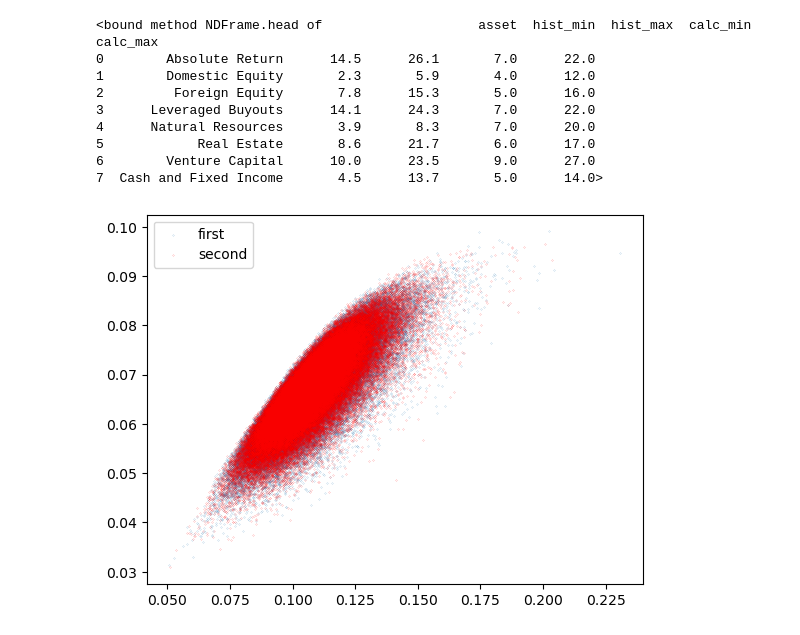
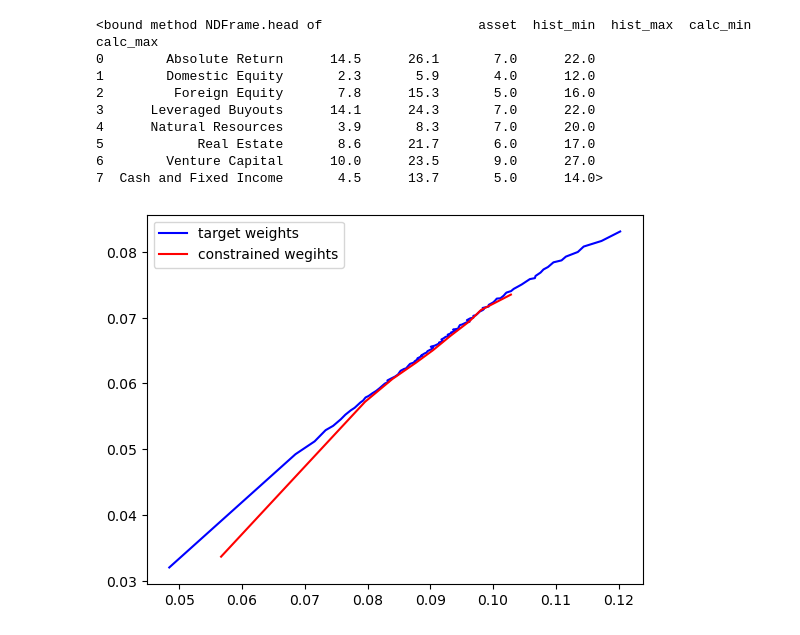
Before and after one commit to antonsharapov1/inv, a Jupyter notebook: Untitled-1.ipynb, the cells around one changed output. Cells and saved outputs as stored; diff of their text form; code cells hidden in the pictures.

```diff
--- a/Untitled-1.ipynb
+++ b/Untitled-1.ipynb
@@ -107,14 +107,17 @@ df3 = pd.DataFrame(
     {'return': return_row,
      'variance': variance_row
     })
-df3 = df3.sort_values('return')
-efficient_frontier = pd.DataFrame(columns = ['return', 'variance'])
-delta = 10000
-for i in range(1, len(df3) - delta, delta):
-    sub_df = df3[i:i + delta]
-    data = sub_df[sub_df['variance'] == sub_df['variance'].min()]
-    efficient_frontier = pd.concat([efficient_frontier, data], axis=0)
 
+def getEfficientFrontier(df, delta):
+    df = df.sort_values('return')
+    efficient_frontier = pd.DataFrame(columns = ['return', 'variance'])
+    for i in range(1, len(df) - delta, delta):
+        sub_df = df[i:i + delta]
+        data = sub_df[sub_df['variance'] == sub_df['variance'].min()]
+        efficient_frontier = pd.concat([efficient_frontier, data], axis=0)
+    return efficient_frontier
+
+efficient_frontier = getEfficientFrontier(df3, 10000)
 efficient_frontier.plot(x = "variance", y = "return", linewidth=2.0, color = ['red'], legend = 'efficient frontier')
 plt.scatter(variance_row, return_row, s = 0.01)
 plt.show()
@@ -325,40 +328,74 @@ df_calc_and_hist.head
 # %%
 # Question 7
 
-mins = [i * 0.01 for i in df_contrains['min_calc'].tolist()]
-maxs = [i * 0.01 for i in df_contrains['max_calc'].tolist()]
+# Foreign Equity, Leveraged Buyouts, Venture Capital - наиболее высокодоходные, наибольшая корреляция
+# Absolute Return - beta = 0,  высокая доходность, высокая корреляция
+# Natural Resources, Real Estate - не коррелируют и защита от инфляции
+# Domestic Equity - низкая доходность, высокая корреляция, берем для диверсификации и ликвидности
+# Cash and Fixed Income - для финансирования текущих нужд университета и ликвидности
+# Для диверсификации портфеля возьмем:
+# 75% - Foreign Equity, Leveraged Buyouts, Venture Capital, Absolute Return, Domestic Equity
+# 25% - Natural Resources, Real Estate, Cash and Fixed Income
+# Absolute Return - возьмем 35%, Foreign Equity, Leveraged Buyouts, Venture Capital - по 10%, Domestic Equity - 5%
+# Natural Resources, Real Estate - по 5%, Cash and Fixed Income - 15%
+
+constrains = [
+    ['Absolute Return', 30, 40],
+    ['Domestic Equity', 3, 7],
+    ['Foreign Equity', 5, 15],
+    ['Leveraged Buyouts', 5, 15],
+    ['Natural Resources', 3, 7],
+    ['Real Estate', 3, 7],
+    ['Venture Capital', 5, 15],
+    ['Cash and Fixed Income', 10, 20]
+]
+df_constrains = pd.DataFrame(constrains, columns = ['asset', 'min', 'max'])
+
+mins = [i * 0.01 for i in df_constrains['min'].tolist()]
+maxs = [i * 0.01 for i in df_constrains['max'].tolist()]
 
 def doWeightsMeetConstrains(random_weights):
     r = False
     for index, weight in enumerate(random_weights):
         if weight >= mins[index] and weight <= maxs[index]:
             r = True
     return r
 
 def generateConstrainedWeights():
     random_weights = []
     do_weights_meet = False
     while do_weights_meet != True:
         random_weights = generateRandomWeights().tolist()
         do_weights_meet = doWeightsMeetConstrains(random_weights)
     return random_weights
 
 steps = 100000 # количество точек
 return_row_constrains = []
 variance_row_constrains = []
 for s in range(1, steps + 1):
     random_weights = generateConstrainedWeights()
     # получаем два массива expected return и variance
     return_row_constrains.append(calculateReturnForWeights(random_weights))
     variance_row_constrains.append(calculateVarianceForWeights(random_weights))
 
+df7 = pd.DataFrame(
+    {'return': return_row,
+     'variance': variance_row
+    })
+df7_ef = getEfficientFrontier(df7, 10000)
+
+df_7_constr = pd.DataFrame(
+    {'return': return_row_constrains,
+     'variance': variance_row_constrains
+    })
+df_7_constr_ef = getEfficientFrontier(df_7_constr, 10000)
+
 fig = plt.figure()
 ax1 = fig.add_subplot(111)
-ax1.scatter(variance_row, return_row, s = 0.01, label='first')
-ax1.scatter(variance_row_constrains, return_row_constrains, s = 0.01, color=['red'], label='second')
-#ax1.set_xlim(0.075, 0.125)
-#ax1.set_ylim(0.05, 0.09)
+ax1.plot(df7_ef['variance'], df7_ef['return'], label='target weights', color='blue')
+ax1.plot(df_7_constr_ef['variance'], df_7_constr_ef['return'], label='constrained wegihts', color='red')
+
 plt.legend(loc='upper left')
 plt.show()
 # %% [output]
-[figure, old version]
+[figure, new version]
```
Also changed, not shown: parts of 5 cells of this notebook.
